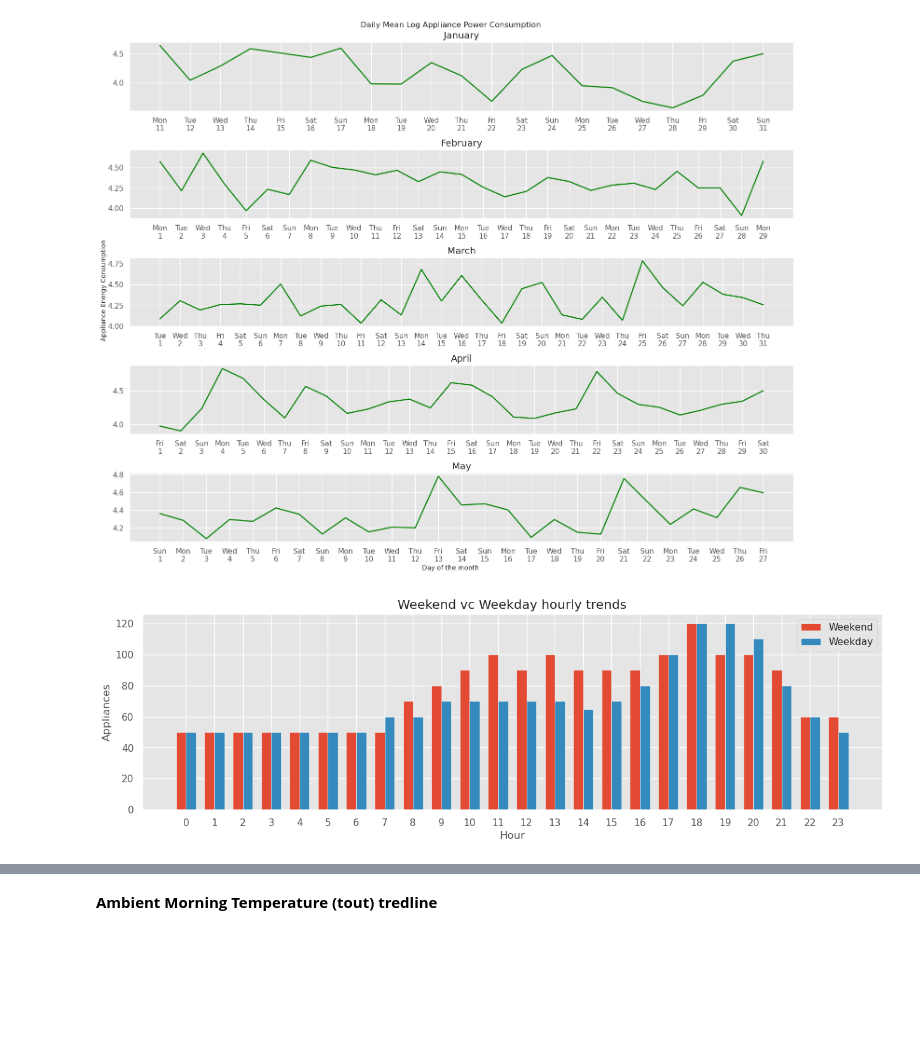
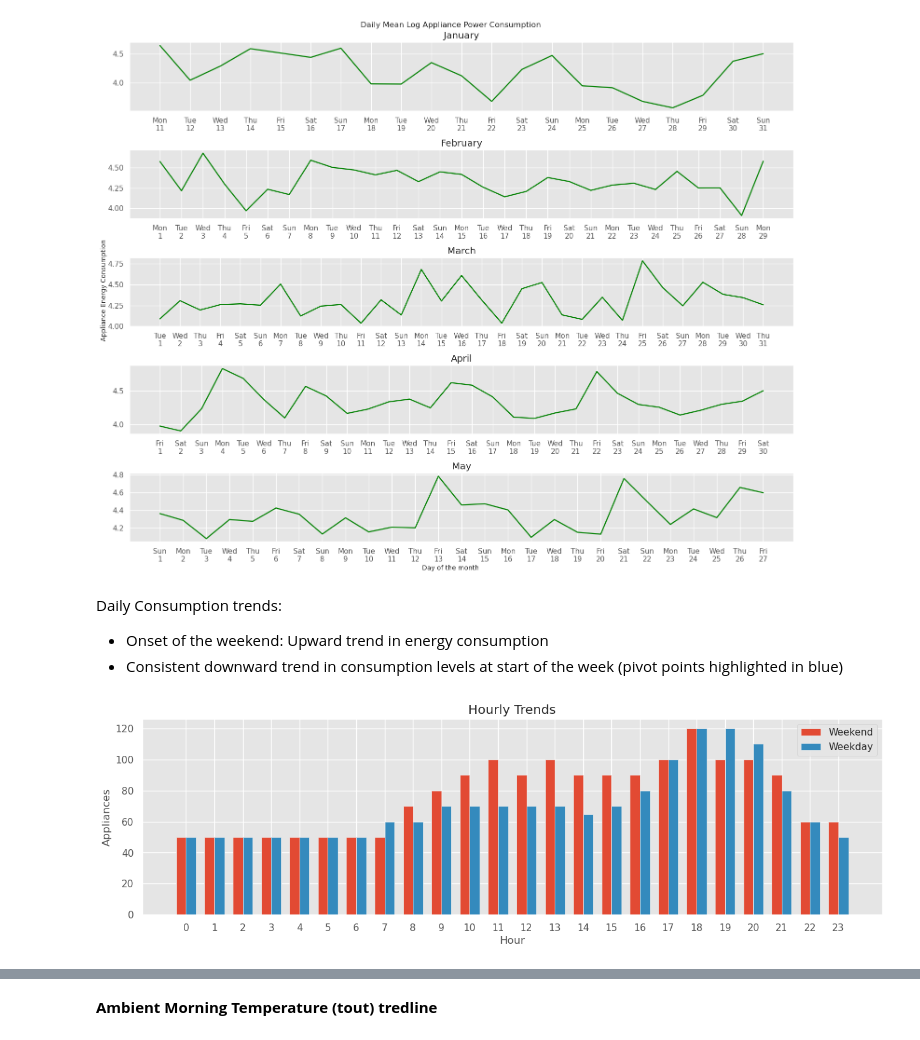
Before and after one commit to bhambrij-upwork/hackthon-june-2023, a Jupyter notebook: fs-household-energy-optimization-prediction.ipynb, the cells around one changed output, grey strips where cells are left out. Drawn from its saved outputs; the diff is of its cells as text; code cells hidden in the pictures; blank space fills up the shorter version.

Commit message:
Kaggle Notebook | FS - Household Energy Optimization, Prediction  | Version 10

```diff
--- a/fs-household-energy-optimization-prediction.ipynb
+++ b/fs-household-energy-optimization-prediction.ipynb
@@ -445,36 +443,40 @@ plt.savefig('Daily Mean Log Appliance Power Consumption.png')
 plt.show();
 # %% [output]
 [figure]
+# %% [markdown]
+Daily Consumption trends:
+* Onset of the weekend: Upward trend in energy consumption
+* Consistent downward trend in consumption levels at start of the week (pivot points highlighted in blue)
 # %%
 df['hour'] = pd.to_datetime(df['date']).dt.strftime('%H').astype(int)
 # %%
 WeekendDf = df[df.day_type == '1'].groupby('hour')['appliances'].median().reset_index()
 WeekdayDf = df[df.day_type == '0'].groupby('hour')['appliances'].median().reset_index()
 
 
 WeekendDf['appliances'] = np.exp(WeekendDf['appliances'])
 WeekdayDf['appliances'] = np.exp(WeekdayDf['appliances'])
 
 bar_width = 0.35
 
 x = np.arange(len(WeekendDf['hour']))
 
 fig, ax = plt.subplots(figsize=(15, 4))
 
 ax.bar(x - bar_width/2, WeekendDf['appliances'], bar_width, label='Weekend')
 
 ax.bar(x + bar_width/2, WeekdayDf['appliances'], bar_width, label='Weekday')
 
 ax.set_xticks(x)
 ax.set_xticklabels(WeekendDf['hour'])
 
 ax.set_xlabel('Hour')
 ax.set_ylabel('Appliances')
-ax.set_title('Weekend vc Weekday hourly trends')
+ax.set_title('Hourly Trends')
 
 ax.legend()
 
 plt.savefig(f'Weekend-vc-Weekday-hourly-trends.png')
 plt.show()
 # %% [output]
-[figure, old version]
+[figure, new version]
```
Also changed, not shown: parts of 25 cells of this notebook.
